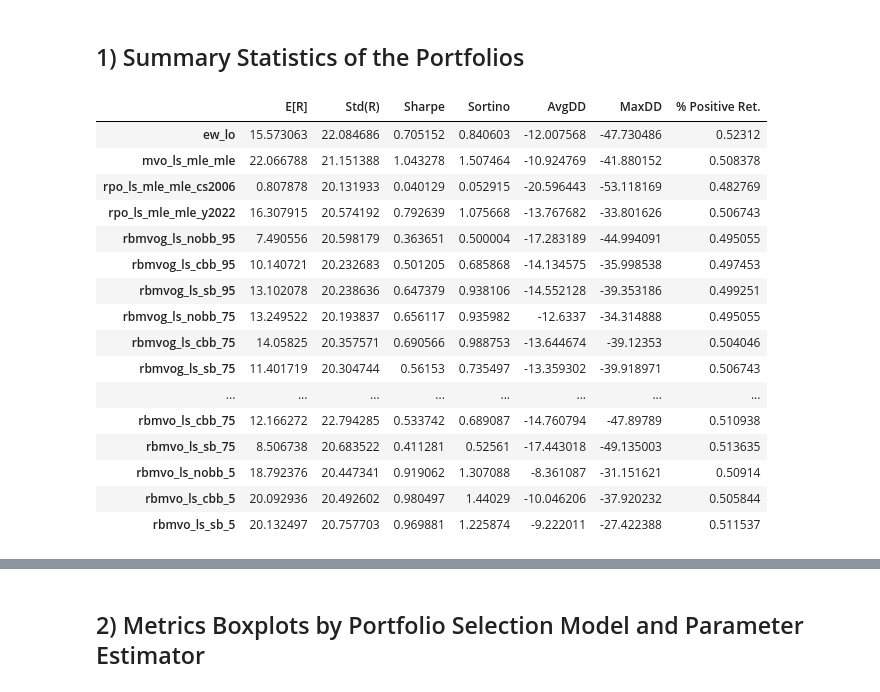
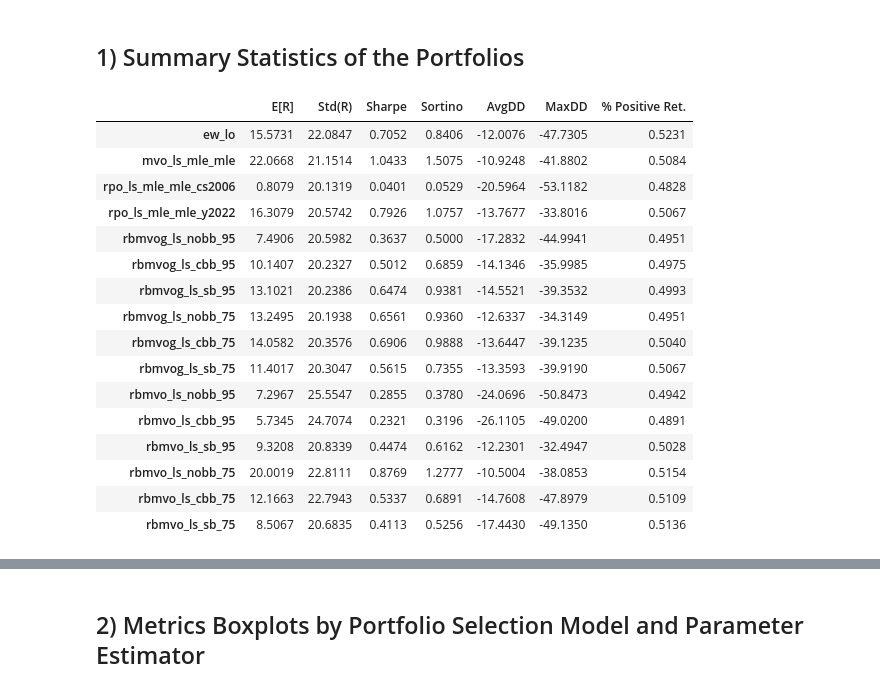
Before and after one commit to dcuoliveira/rpowbe, a Jupyter notebook: src/results_report_ls.ipynb, the cells around one changed output, grey strips where cells are left out. Cells and saved outputs as stored; diff of their text form; code cells hidden in the pictures.

```diff
--- a/src/results_report_ls.ipynb
+++ b/src/results_report_ls.ipynb
@@ -31,10 +31,8 @@ model_names = [
     "rpo_ls_mle_mle_cs2006", "rpo_ls_mle_mle_y2022",
     "rbmvog_ls_nobb_95", "rbmvog_ls_cbb_95", "rbmvog_ls_sb_95",
     "rbmvog_ls_nobb_75", "rbmvog_ls_cbb_75", "rbmvog_ls_sb_75",
-    "rbmvog_ls_nobb_5", "rbmvog_ls_cbb_5", "rbmvog_ls_sb_5",
     "rbmvo_ls_nobb_95", "rbmvo_ls_cbb_95", "rbmvo_ls_sb_95",
     "rbmvo_ls_nobb_75", "rbmvo_ls_cbb_75", "rbmvo_ls_sb_75",
-    "rbmvo_ls_nobb_5", "rbmvo_ls_cbb_5", "rbmvo_ls_sb_5",
 
 ]
 stats_order = ["E[R]", "Std(R)", "Sharpe", "Sortino", "AvgDD", "MaxDD", "% Positive Ret."]
@@ -133,40 +131,40 @@ all_summary_df = pd.concat(all_summary, axis=0)
 # %%
 
 all_stats = {}
 all_stats_des = {}
 for model in model_names:
 
     summary_df = all_summary_df.loc[all_summary_df["id"] == model]
 
     portfolio_returns =  summary_df.groupby("date").sum()[["pnl"]]
     portfolio_vol = (portfolio_returns.rolling(window=252).std() * np.sqrt(252)).shift(1)
     portfolio_returns_target = (portfolio_returns * (vol_target / portfolio_vol)).dropna()
 
     stats = compute_summary_statistics(portfolio_returns=torch.tensor(portfolio_returns_target.values))
 
     all_stats[model] = stats
 
     stats.update({"model": summary_df["model"].unique()[0], "estimator": summary_df["mean_estimator"].unique()[0]})
     all_stats_des[model] = stats
 all_stats_df = pd.DataFrame(all_stats).T[stats_order]
 
 dfi.export(all_stats_df, os.path.join(results_path, "all_stats_ls_df.png"))
-display(HTML(all_stats_df.to_html()))
+display(HTML(all_stats_df.astype(float).round(4).to_html()))
 # %% [output]
 |  | E[R] | Std(R) | Sharpe | Sortino | AvgDD | MaxDD | % Positive Ret. |
-| ew_lo | 15.573063 | 22.084686 | 0.705152 | 0.840603 | -12.007568 | -47.730486 | 0.52312 |
-| mvo_ls_mle_mle | 22.066788 | 21.151388 | 1.043278 | 1.507464 | -10.924769 | -41.880152 | 0.508378 |
-| rpo_ls_mle_mle_cs2006 | 0.807878 | 20.131933 | 0.040129 | 0.052915 | -20.596443 | -53.118169 | 0.482769 |
-| rpo_ls_mle_mle_y2022 | 16.307915 | 20.574192 | 0.792639 | 1.075668 | -13.767682 | -33.801626 | 0.506743 |
-| rbmvog_ls_nobb_95 | 7.490556 | 20.598179 | 0.363651 | 0.500004 | -17.283189 | -44.994091 | 0.495055 |
-| rbmvog_ls_cbb_95 | 10.140721 | 20.232683 | 0.501205 | 0.685868 | -14.134575 | -35.998538 | 0.497453 |
-| rbmvog_ls_sb_95 | 13.102078 | 20.238636 | 0.647379 | 0.938106 | -14.552128 | -39.353186 | 0.499251 |
-| rbmvog_ls_nobb_75 | 13.249522 | 20.193837 | 0.656117 | 0.935982 | -12.6337 | -34.314888 | 0.495055 |
-| rbmvog_ls_cbb_75 | 14.05825 | 20.357571 | 0.690566 | 0.988753 | -13.644674 | -39.12353 | 0.504046 |
-| rbmvog_ls_sb_75 | 11.401719 | 20.304744 | 0.56153 | 0.735497 | -13.359302 | -39.918971 | 0.506743 |
-| ... | ... | ... | ... | ... | ... | ... | ... |
-| rbmvo_ls_cbb_75 | 12.166272 | 22.794285 | 0.533742 | 0.689087 | -14.760794 | -47.89789 | 0.510938 |
-| rbmvo_ls_sb_75 | 8.506738 | 20.683522 | 0.411281 | 0.52561 | -17.443018 | -49.135003 | 0.513635 |
-| rbmvo_ls_nobb_5 | 18.792376 | 20.447341 | 0.919062 | 1.307088 | -8.361087 | -31.151621 | 0.50914 |
-| rbmvo_ls_cbb_5 | 20.092936 | 20.492602 | 0.980497 | 1.44029 | -10.046206 | -37.920232 | 0.505844 |
-| rbmvo_ls_sb_5 | 20.132497 | 20.757703 | 0.969881 | 1.225874 | -9.222011 | -27.422388 | 0.511537 |
+| ew_lo | 15.5731 | 22.0847 | 0.7052 | 0.8406 | -12.0076 | -47.7305 | 0.5231 |
+| mvo_ls_mle_mle | 22.0668 | 21.1514 | 1.0433 | 1.5075 | -10.9248 | -41.8802 | 0.5084 |
+| rpo_ls_mle_mle_cs2006 | 0.8079 | 20.1319 | 0.0401 | 0.0529 | -20.5964 | -53.1182 | 0.4828 |
+| rpo_ls_mle_mle_y2022 | 16.3079 | 20.5742 | 0.7926 | 1.0757 | -13.7677 | -33.8016 | 0.5067 |
+| rbmvog_ls_nobb_95 | 7.4906 | 20.5982 | 0.3637 | 0.5000 | -17.2832 | -44.9941 | 0.4951 |
+| rbmvog_ls_cbb_95 | 10.1407 | 20.2327 | 0.5012 | 0.6859 | -14.1346 | -35.9985 | 0.4975 |
+| rbmvog_ls_sb_95 | 13.1021 | 20.2386 | 0.6474 | 0.9381 | -14.5521 | -39.3532 | 0.4993 |
+| rbmvog_ls_nobb_75 | 13.2495 | 20.1938 | 0.6561 | 0.9360 | -12.6337 | -34.3149 | 0.4951 |
+| rbmvog_ls_cbb_75 | 14.0582 | 20.3576 | 0.6906 | 0.9888 | -13.6447 | -39.1235 | 0.5040 |
+| rbmvog_ls_sb_75 | 11.4017 | 20.3047 | 0.5615 | 0.7355 | -13.3593 | -39.9190 | 0.5067 |
+| rbmvo_ls_nobb_95 | 7.2967 | 25.5547 | 0.2855 | 0.3780 | -24.0696 | -50.8473 | 0.4942 |
+| rbmvo_ls_cbb_95 | 5.7345 | 24.7074 | 0.2321 | 0.3196 | -26.1105 | -49.0200 | 0.4891 |
+| rbmvo_ls_sb_95 | 9.3208 | 20.8339 | 0.4474 | 0.6162 | -12.2301 | -32.4947 | 0.5028 |
+| rbmvo_ls_nobb_75 | 20.0019 | 22.8111 | 0.8769 | 1.2777 | -10.5004 | -38.0853 | 0.5154 |
+| rbmvo_ls_cbb_75 | 12.1663 | 22.7943 | 0.5337 | 0.6891 | -14.7608 | -47.8979 | 0.5109 |
+| rbmvo_ls_sb_75 | 8.5067 | 20.6835 | 0.4113 | 0.5256 | -17.4430 | -49.1350 | 0.5136 |
```
Also changed, not shown: parts of 9 cells of this notebook, 1 other file.
